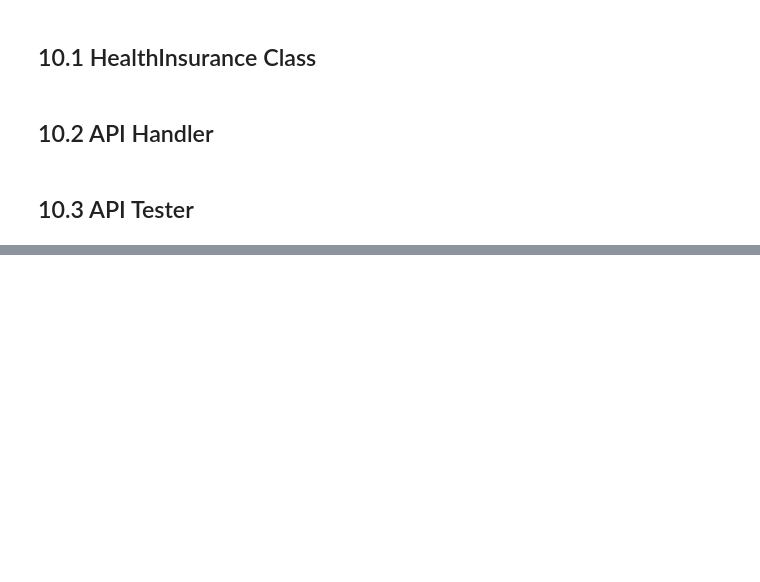
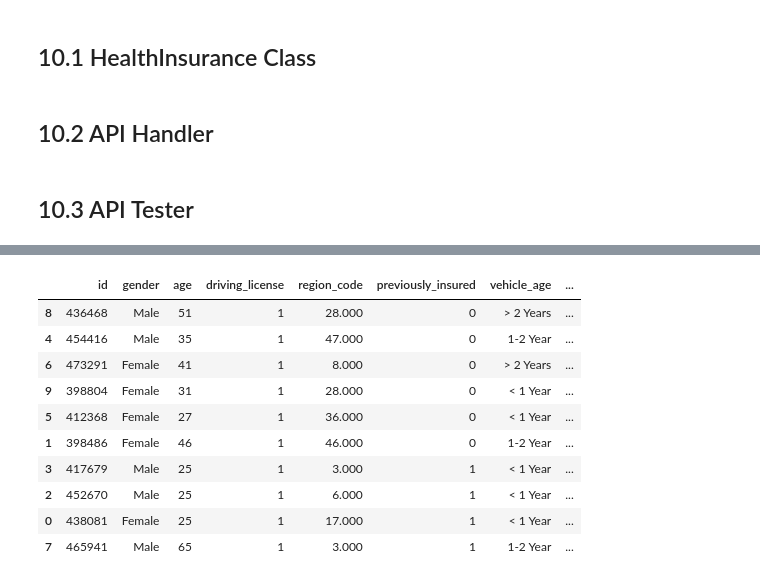
Before and after one commit to Leonardodsch/cross-sell, a Jupyter notebook: notebooks/cycle06-deployment.ipynb, the cells around one changed output, grey strips where cells are left out. Cells and saved outputs as stored; diff of their text form; code cells hidden in the pictures; blank space fills up the shorter version.

```diff
--- a/notebooks/cycle06-deployment.ipynb
+++ b/notebooks/cycle06-deployment.ipynb
@@ -1385,3 +1388,15 @@ print('Status Code {}'.format(r.status_code))
 # %%
 d1 = pd.DataFrame( r.json(), columns=r.json()[0].keys() )
-d1.sort_values('score', ascending=False).head()
+d1.sort_values('score', ascending=False)
+# %% [output]
+|  | id | gender | age | driving_license | region_code | previously_insured | vehicle_age | ... |
+| 8 | 436468 | Male | 51 | 1 | 28.000 | 0 | > 2 Years | ... |
+| 4 | 454416 | Male | 35 | 1 | 47.000 | 0 | 1-2 Year | ... |
+| 6 | 473291 | Female | 41 | 1 | 8.000 | 0 | > 2 Years | ... |
+| 9 | 398804 | Female | 31 | 1 | 28.000 | 0 | < 1 Year | ... |
+| 5 | 412368 | Female | 27 | 1 | 36.000 | 0 | < 1 Year | ... |
+| 1 | 398486 | Female | 46 | 1 | 46.000 | 0 | 1-2 Year | ... |
+| 3 | 417679 | Male | 25 | 1 | 3.000 | 1 | < 1 Year | ... |
+| 2 | 452670 | Male | 25 | 1 | 6.000 | 1 | < 1 Year | ... |
+| 0 | 438081 | Female | 25 | 1 | 17.000 | 1 | < 1 Year | ... |
+| 7 | 465941 | Male | 65 | 1 | 3.000 | 1 | 1-2 Year | ... |
```
Also changed, not shown: parts of 7 cells of this notebook.
